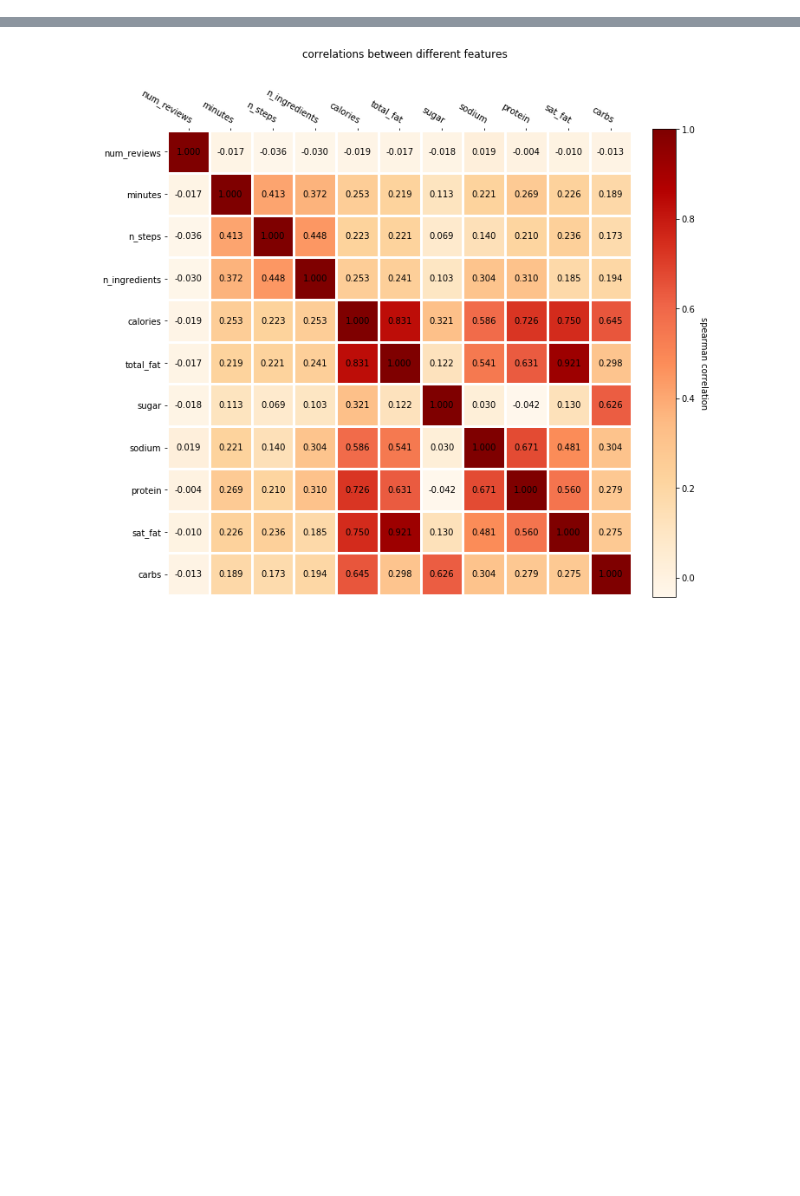
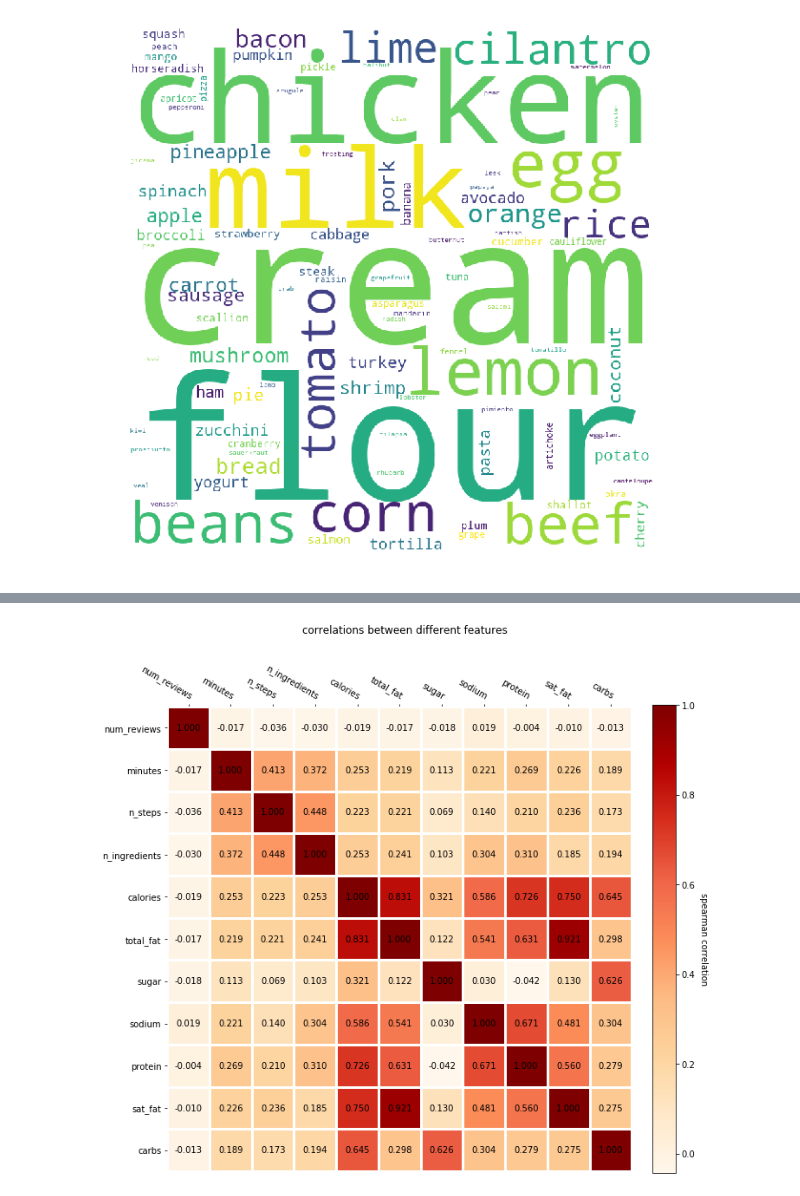
Before and after one commit to JiahuaWU/ada2019, a Jupyter notebook: Milestone2.ipynb, the cells around one changed output, grey strips where cells are left out. Drawn from its saved outputs; the diff is of its cells as text; code cells hidden in the pictures; blank space fills up the shorter version.

```diff
--- a/Milestone2.ipynb
+++ b/Milestone2.ipynb
@@ -50,0 +687,4 @@ dtype: bool
+# %%
+ingreds['ingredients'] = ingreds['ingredients'].apply(judge_ingredients)
+# %%
+recipe_main = ingreds[ingreds['ingredients'].apply(len) > 0]
@@ -50,0 +700,2 @@ dtype: bool
+# %%
+recipe_main = recipe_main.explode('ingredients')
@@ -50,0 +727,6 @@ dtype: bool
+# %%
+data = recipe_main[recipe_main['country'] == 'America']['ingredients'].values
+# %%
+plt_wordcloud(data)
+# %% [output]
+[figure, added]
```
Also changed, not shown: parts of 160 cells of this notebook.
